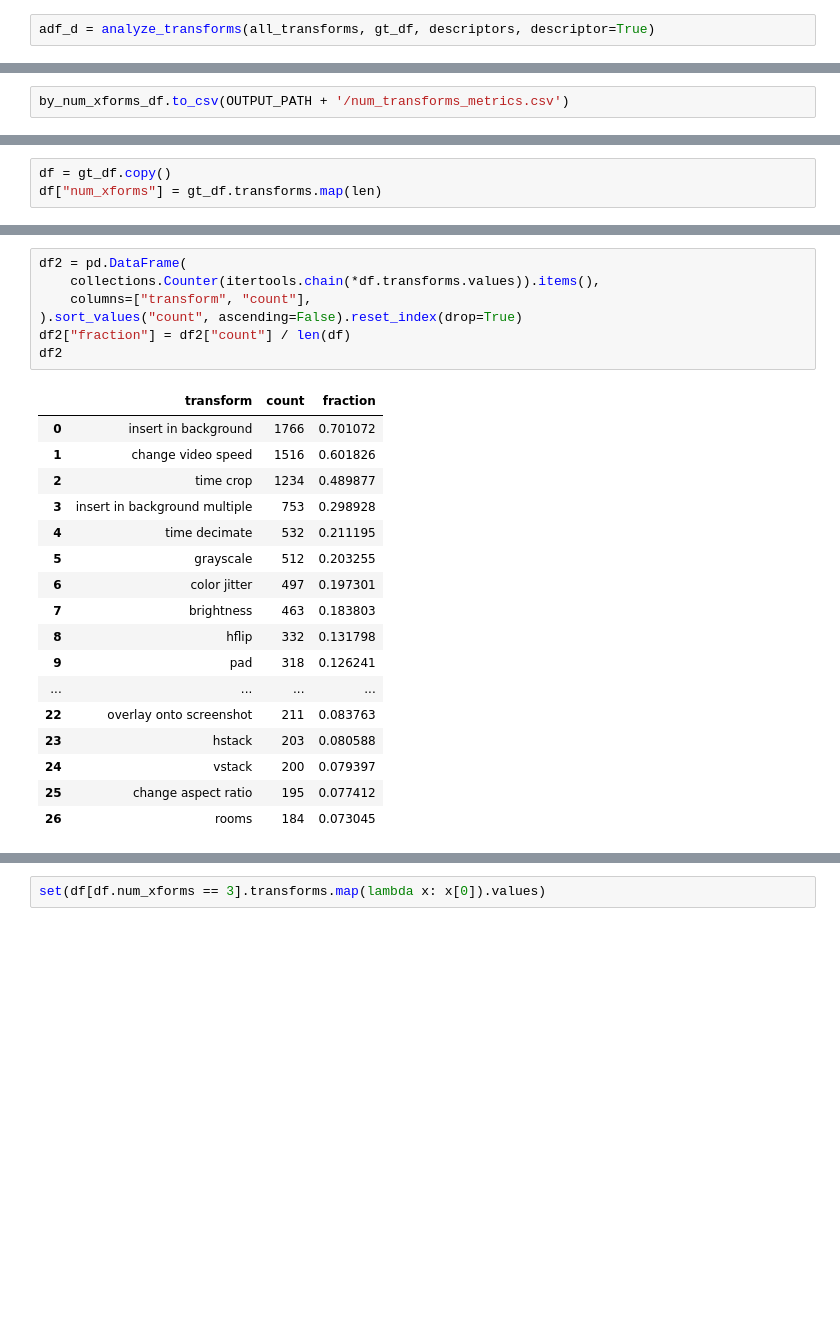
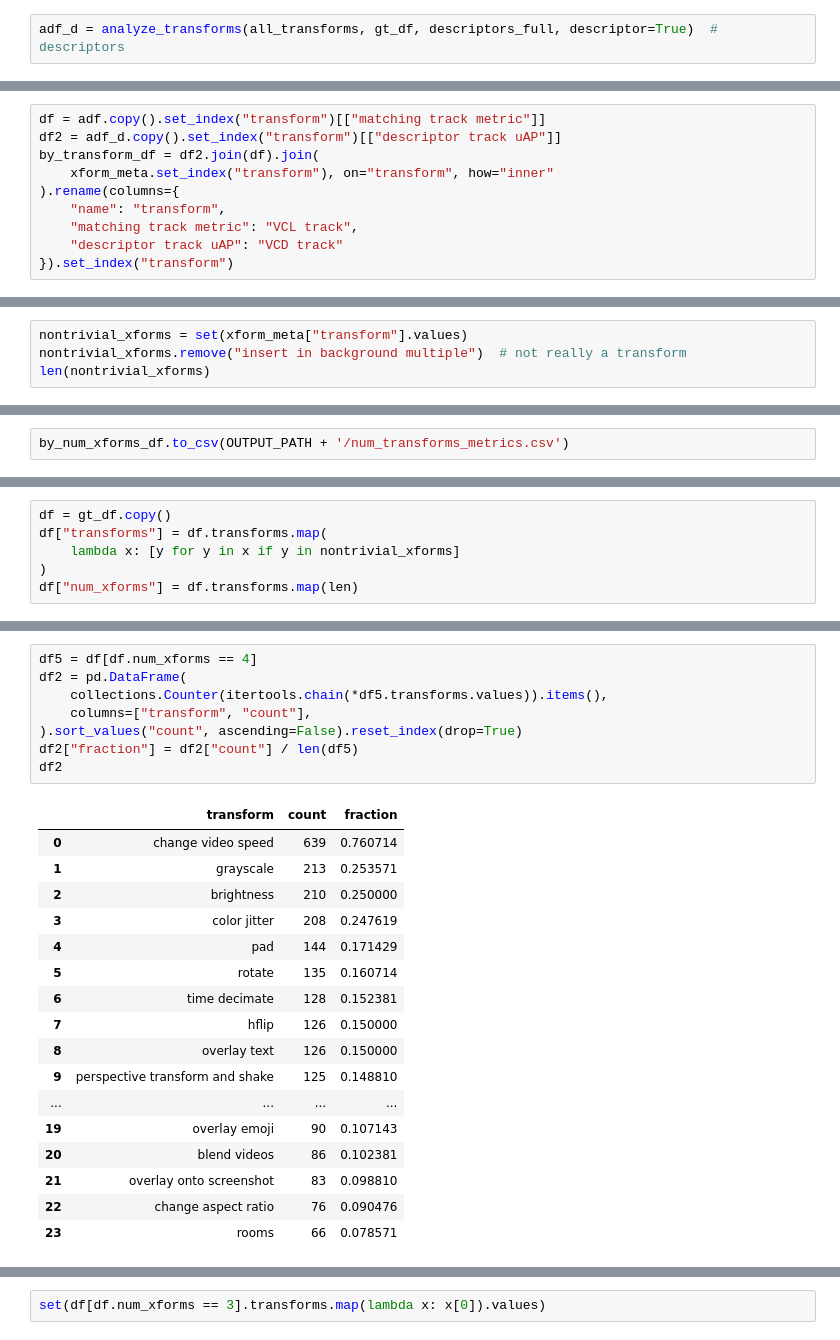
Before and after one commit to edpizzi/vsc2022, a Jupyter notebook: notebooks/analysis.ipynb, the cells around one changed output, grey strips where cells are left out. Saved outputs shown, nothing was run; the diff lists cells and outputs as text; blank space fills up the shorter version.

```diff
--- a/notebooks/analysis.ipynb
+++ b/notebooks/analysis.ipynb
@@ -196,2 +280,2 @@ adf = analyze_transforms(all_transforms, gt_df, matching)
 # %%
-adf_d = analyze_transforms(all_transforms, gt_df, descriptors, descriptor=True)
+adf_d = analyze_transforms(all_transforms, gt_df, descriptors_full, descriptor=True)  # descriptors
@@ -257,2 +282,12 @@ None
+# %%
+df = adf.copy().set_index("transform")[["matching track metric"]]
+df2 = adf_d.copy().set_index("transform")[["descriptor track uAP"]]
+by_transform_df = df2.join(df).join(
+    xform_meta.set_index("transform"), on="transform", how="inner"
+).rename(columns={
+    "name": "transform",
+    "matching track metric": "VCL track",
+    "descriptor track uAP": "VCD track"
+}).set_index("transform")
 # %%
 by_transform_df.to_csv(OUTPUT_PATH + '/transform_metrics.csv')
@@ -267,3 +382,7 @@ ax.set_ylabel("matching track metric")
 None
 # %% [output]
 [figure]
+# %%
+nontrivial_xforms = set(xform_meta["transform"].values)
+nontrivial_xforms.remove("insert in background multiple")  # not really a transform
+len(nontrivial_xforms)
@@ -310,3 +435,6 @@ Why are 3 xforms harder?
 # %%
 df = gt_df.copy()
-df["num_xforms"] = gt_df.transforms.map(len)
+df["transforms"] = df.transforms.map(
+    lambda x: [y for y in x if y in nontrivial_xforms]
+)
+df["num_xforms"] = df.transforms.map(len)
@@ -313,26 +452,27 @@ df["num_xforms"] = gt_df.transforms.map(len)
 # %%
+df5 = df[df.num_xforms == 4]
 df2 = pd.DataFrame(
-    collections.Counter(itertools.chain(*df.transforms.values)).items(),
+    collections.Counter(itertools.chain(*df5.transforms.values)).items(),
     columns=["transform", "count"],
 ).sort_values("count", ascending=False).reset_index(drop=True)
-df2["fraction"] = df2["count"] / len(df)
+df2["fraction"] = df2["count"] / len(df5)
 df2
 # %% [output]
 |  | transform | count | fraction |
-| 0 | insert in background | 1766 | 0.701072 |
-| 1 | change video speed | 1516 | 0.601826 |
-| 2 | time crop | 1234 | 0.489877 |
-| 3 | insert in background multiple | 753 | 0.298928 |
-| 4 | time decimate | 532 | 0.211195 |
-| 5 | grayscale | 512 | 0.203255 |
-| 6 | color jitter | 497 | 0.197301 |
-| 7 | brightness | 463 | 0.183803 |
-| 8 | hflip | 332 | 0.131798 |
-| 9 | pad | 318 | 0.126241 |
+| 0 | change video speed | 639 | 0.760714 |
+| 1 | grayscale | 213 | 0.253571 |
+| 2 | brightness | 210 | 0.250000 |
+| 3 | color jitter | 208 | 0.247619 |
+| 4 | pad | 144 | 0.171429 |
+| 5 | rotate | 135 | 0.160714 |
+| 6 | time decimate | 128 | 0.152381 |
+| 7 | hflip | 126 | 0.150000 |
+| 8 | overlay text | 126 | 0.150000 |
+| 9 | perspective transform and shake | 125 | 0.148810 |
 | ... | ... | ... | ... |
-| 22 | overlay onto screenshot | 211 | 0.083763 |
-| 23 | hstack | 203 | 0.080588 |
-| 24 | vstack | 200 | 0.079397 |
-| 25 | change aspect ratio | 195 | 0.077412 |
-| 26 | rooms | 184 | 0.073045 |
+| 19 | overlay emoji | 90 | 0.107143 |
+| 20 | blend videos | 86 | 0.102381 |
+| 21 | overlay onto screenshot | 83 | 0.098810 |
+| 22 | change aspect ratio | 76 | 0.090476 |
+| 23 | rooms | 66 | 0.078571 |
 # %%
```
Also changed, not shown: parts of 51 cells of this notebook, 1 other file.
